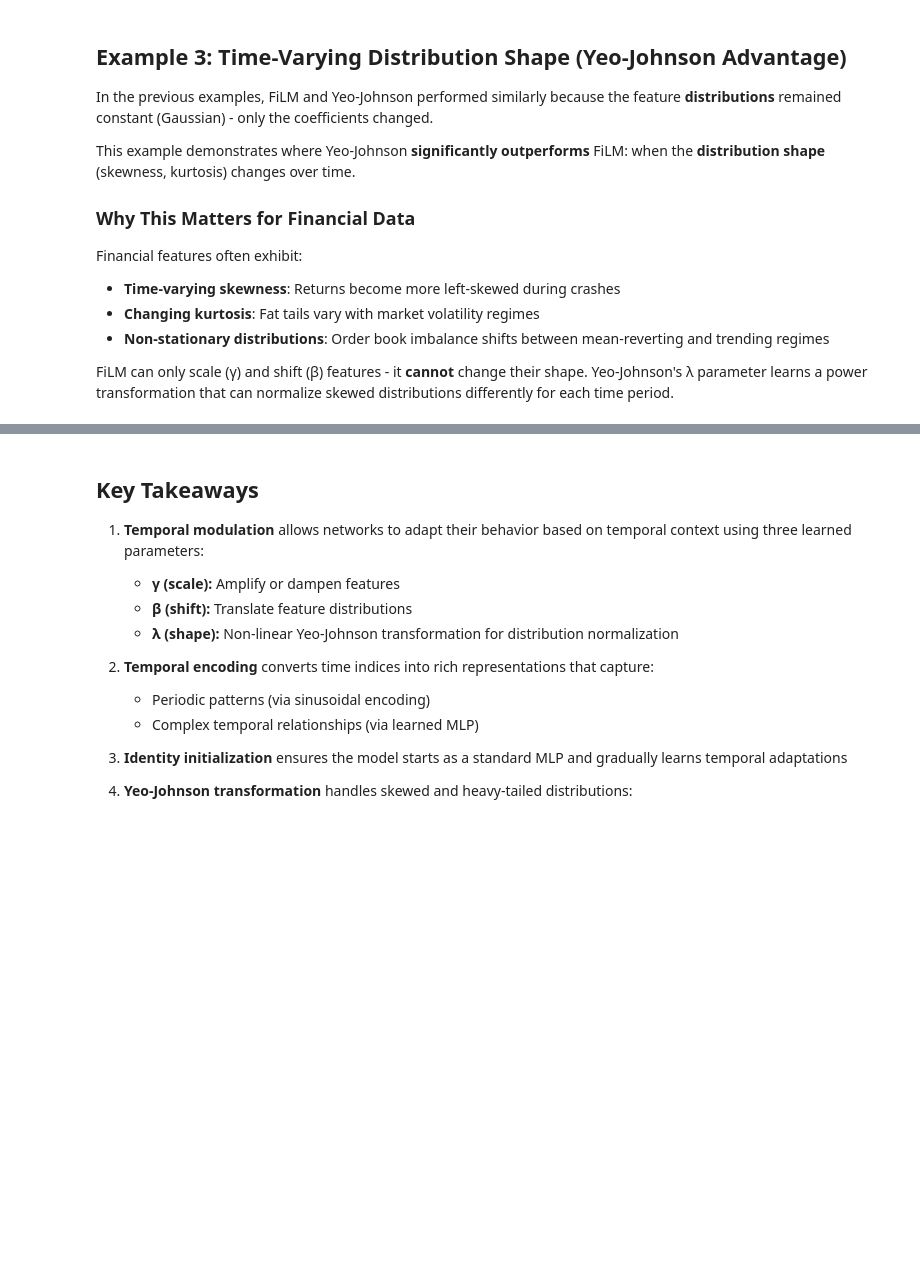
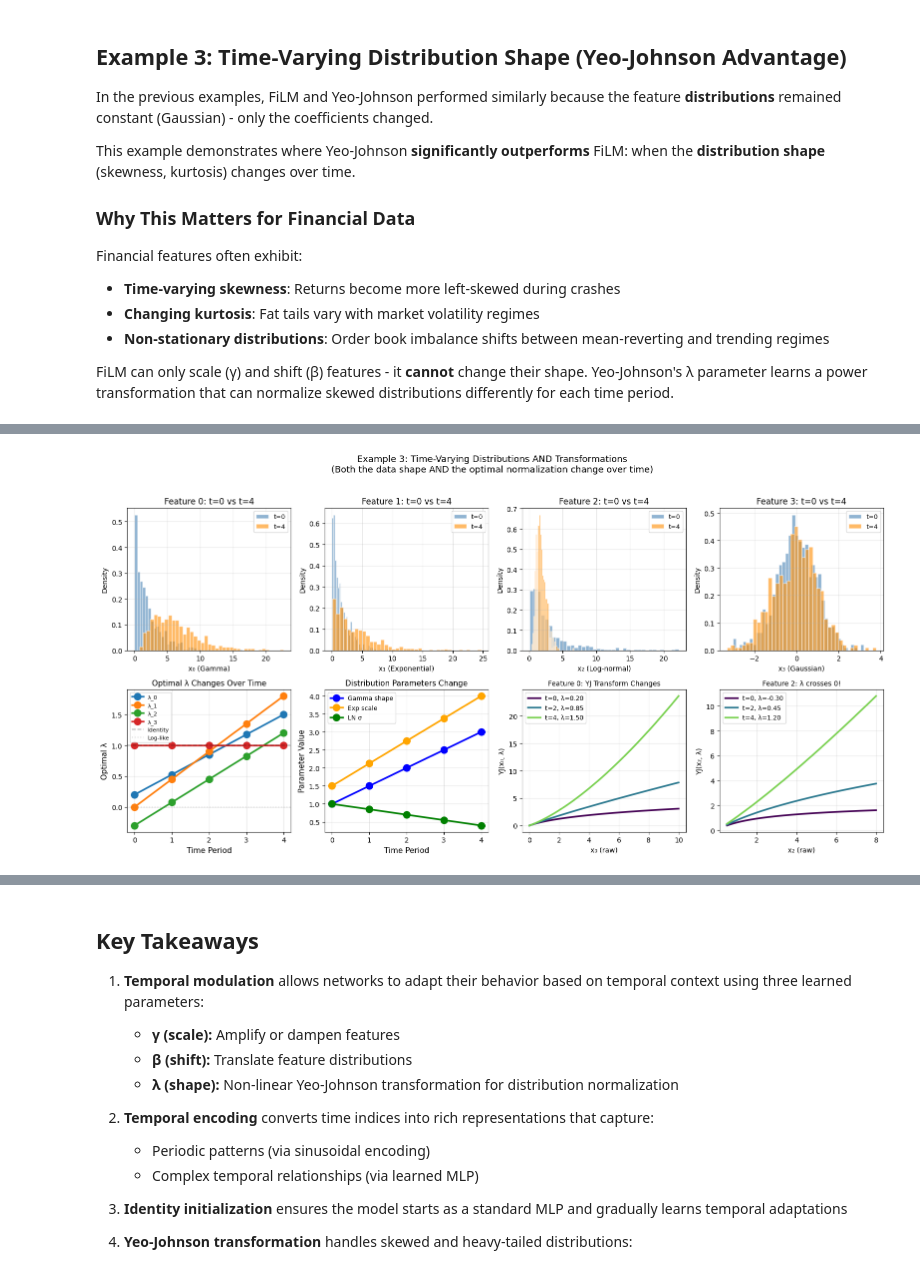
Before and after one commit to liamflynn1989/tabular-nn-research, a Jupyter notebook: tutorials/01_temporal_modulation.ipynb, the cells around one changed output, grey strips where cells are left out. Drawn from its saved outputs; the diff is of its cells as text; code cells hidden in the pictures; blank space fills up the shorter version.

```diff
--- a/tutorials/01_temporal_modulation.ipynb
+++ b/tutorials/01_temporal_modulation.ipynb
@@ -1459,93 +1492,92 @@ print(f"  - Feature 2: 0.5 → 2.0 (moderate range)")
 # %%
-# Visualize the feature distributions and EXTREME λ changes
+# Visualize the TIME-VARYING distributions and λ changes
 fig, axes = plt.subplots(2, 4, figsize=(16, 8))
 
-# Top row: Feature distributions (showing skewness)
 feature_names = ['x₀ (Gamma)', 'x₁ (Exponential)', 'x₂ (Log-normal)', 'x₃ (Gaussian)']
 colors = plt.cm.viridis(np.linspace(0, 0.8, 5))
 
+# Top row: Overlay distributions from t=0 and t=4 to show the change
 for feat_idx in range(4):
     ax = axes[0, feat_idx]
-    # Just show t=0 distribution to emphasize the skewness
-    mask = time_idx_skew == 0
-    data = X_skew[mask, feat_idx].numpy()
-    ax.hist(data, bins=40, alpha=0.7, color='steelblue', density=True, edgecolor='white')
-    ax.axvline(np.mean(data), color='red', linestyle='--', linewidth=2, label=f'Mean={np.mean(data):.1f}')
-    ax.axvline(np.median(data), color='orange', linestyle=':', linewidth=2, label=f'Median={np.median(data):.1f}')
+
+    for t, alpha in [(0, 0.6), (4, 0.6)]:
+        mask = time_idx_skew == t
+        data = X_skew[mask, feat_idx].numpy()
+        color = 'steelblue' if t == 0 else 'darkorange'
+        ax.hist(data, bins=40, alpha=alpha, color=color, density=True,
+                label=f't={t}', edgecolor='white')
+
     ax.set_xlabel(feature_names[feat_idx])
     ax.set_ylabel('Density')
-    skewness = ((data - data.mean()) ** 3).mean() / (data.std() ** 3)
-    ax.set_title(f'Feature {feat_idx}\n(skewness={skewness:.2f})')
-    ax.legend(fontsize=7)
+    ax.set_title(f'Feature {feat_idx}: t=0 vs t=4')
+    ax.legend(fontsize=9)
     ax.grid(True, alpha=0.3)
 
 # Bottom row: λ trajectories and YJ transformation effects
-# Left plot: All λ values over time
 ax = axes[1, 0]
 for feat_idx in range(4):
     lambdas = [true_lambdas[t][f'λ_{feat_idx}'] for t in range(5)]
     ax.plot(range(5), lambdas, 'o-', linewidth=2.5, markersize=10, label=f'λ_{feat_idx}')
 ax.axhline(1.0, color='black', linestyle='--', alpha=0.3, label='Identity')
 ax.axhline(0.0, color='gray', linestyle=':', alpha=0.3, label='Log-like')
-ax.fill_between(range(5), -1, 0, alpha=0.1, color='red', label='Inverse regime')
 ax.set_xlabel('Time Period', fontsize=11)
 ax.set_ylabel('Optimal λ', fontsize=11)
-ax.set_title('EXTREME λ Changes Over Time\n(Much larger range than before!)', fontsize=11)
-ax.legend(loc='center left', fontsize=8, bbox_to_anchor=(0, 0.35))
+ax.set_title('Optimal λ Changes Over Time', fontsize=11)
+ax.legend(loc='upper left', fontsize=8)
 ax.grid(True, alpha=0.3)
-ax.set_ylim(-1, 3)
 
-# Show YJ transformation for Feature 0 (0 → 2.5)
+# Show distribution parameter changes
 ax = axes[1, 1]
+params_to_plot = [
+    ('gamma_shape', 'Gamma shape', 'blue'),
+    ('exp_scale', 'Exp scale', 'orange'),
+    ('lognorm_sigma', 'LN σ', 'green'),
+]
+for param_key, label, color in params_to_plot:
+    values = [dist_params[t][param_key] for t in range(5)]
+    ax.plot(range(5), values, 'o-', linewidth=2.5, markersize=10, label=label, color=color)
+ax.set_xlabel('Time Period', fontsize=11)
+ax.set_ylabel('Parameter Value', fontsize=11)
+ax.set_title('Distribution Parameters Change', fontsize=11)
+ax.legend(fontsize=9)
+ax.grid(True, alpha=0.3)
+
+# Show YJ transformation for Feature 0
+ax = axes[1, 2]
 from scipy.stats import yeojohnson
-x_demo = np.linspace(0.01, 8, 200)
+x_demo = np.linspace(0.01, 10, 200)
 for t in [0, 2, 4]:
     lmbda = true_lambdas[t]['λ_0']
     y_transformed = yeojohnson(x_demo, lmbda=lmbda)
     ax.plot(x_demo, y_transformed, linewidth=2.5, label=f't={t}, λ={lmbda:.2f}', color=colors[t])
-ax.set_xlabel('x₀ (Gamma-distributed)', fontsize=10)
+ax.set_xlabel('x₀ (raw)', fontsize=10)
 ax.set_ylabel('YJ(x₀, λ)', fontsize=10)
-ax.set_title('Feature 0: λ = 0 → 2.5\n(Log → Strong Power)', fontsize=10)
+ax.set_title('Feature 0: YJ Transform Changes', fontsize=10)
 ax.legend(fontsize=9)
 ax.grid(True, alpha=0.3)
 
-# Show YJ transformation for Feature 1 (2.0 → -0.5) - the SIGN FLIP
-ax = axes[1, 2]
-x_demo = np.linspace(0.01, 10, 200)
+# Show YJ transformation for Feature 2 (the one that goes from negative to positive λ)
+ax = axes[1, 3]
+x_demo = np.linspace(0.5, 8, 200)
 for t in [0, 2, 4]:
-    lmbda = true_lambdas[t]['λ_1']
+    lmbda = true_lambdas[t]['λ_2']
     y_transformed = yeojohnson(x_demo, lmbda=lmbda)
     ax.plot(x_demo, y_transformed, linewidth=2.5, label=f't={t}, λ={lmbda:.2f}', color=colors[t])
-ax.set_xlabel('x₁ (Exponential)', fontsize=10)
-ax.set_ylabel('YJ(x₁, λ)', fontsize=10)
-ax.set_title('Feature 1: λ = 2.0 → -0.5\n(Power → INVERSE!)', fontsize=10)
+ax.set_xlabel('x₂ (raw)', fontsize=10)
+ax.set_ylabel('YJ(x₂, λ)', fontsize=10)
+ax.set_title('Feature 2: λ crosses 0!', fontsize=10)
 ax.legend(fontsize=9)
 ax.grid(True, alpha=0.3)
 
-# Show the dramatic shape difference
-ax = axes[1, 3]
-# Compare t=0 vs t=4 transformations overlaid
-x_demo = np.linspace(0.01, 6, 200)
-for feat_idx, color in zip([0, 1], ['blue', 'red']):
-    for t, style in zip([0, 4], ['-', '--']):
-        lmbda = true_lambdas[t][f'λ_{feat_idx}']
-        y_transformed = yeojohnson(x_demo, lmbda=lmbda)
-        label = f'Feat{feat_idx}, t={t}, λ={lmbda:.1f}'
-        ax.plot(x_demo, y_transformed, style, linewidth=2, label=label, color=color, alpha=0.8)
-ax.set_xlabel('x (raw)')
-ax.set_ylabel('YJ(x, λ)')
-ax.set_title('t=0 (solid) vs t=4 (dashed)\nCompletely different shapes!', fontsize=10)
-ax.legend(fontsize=8)
-ax.grid(True, alpha=0.3)
-ax.set_xlim(0, 6)
-
-plt.suptitle('Example 3: EXTREME Distribution Shape Changes\n(FiLM cannot adapt to these - only Yeo-Johnson can!)',
+plt.suptitle('Example 3: Time-Varying Distributions AND Transformations\n(Both the data shape AND the optimal normalization change over time)',
              fontsize=13, y=1.02)
 plt.tight_layout()
 plt.show()
 
 print("\nWhy Yeo-Johnson will significantly outperform FiLM:")
-print("  1. λ ranges are EXTREME (0→2.5, 2.0→-0.5)")
-print("  2. Feature 1 goes from POWER to INVERSE transformation (sign flip!)")
-print("  3. All features are highly RIGHT-SKEWED (transformation matters a lot)")
-print("  4. FiLM can only scale/shift - it CANNOT change the transformation shape")
+print("  1. Distributions CHANGE over time (not just coefficients)")
+print("  2. Optimal λ adapts to track these distributional changes")
+print("  3. Feature 2 has λ crossing 0 (inverse → identity → power)")
+print("  4. FiLM can only scale/shift - cannot adapt to changing distribution shapes")
+# %% [output]
+[figure, added]
```
Also changed, not shown: parts of 9 cells of this notebook.
